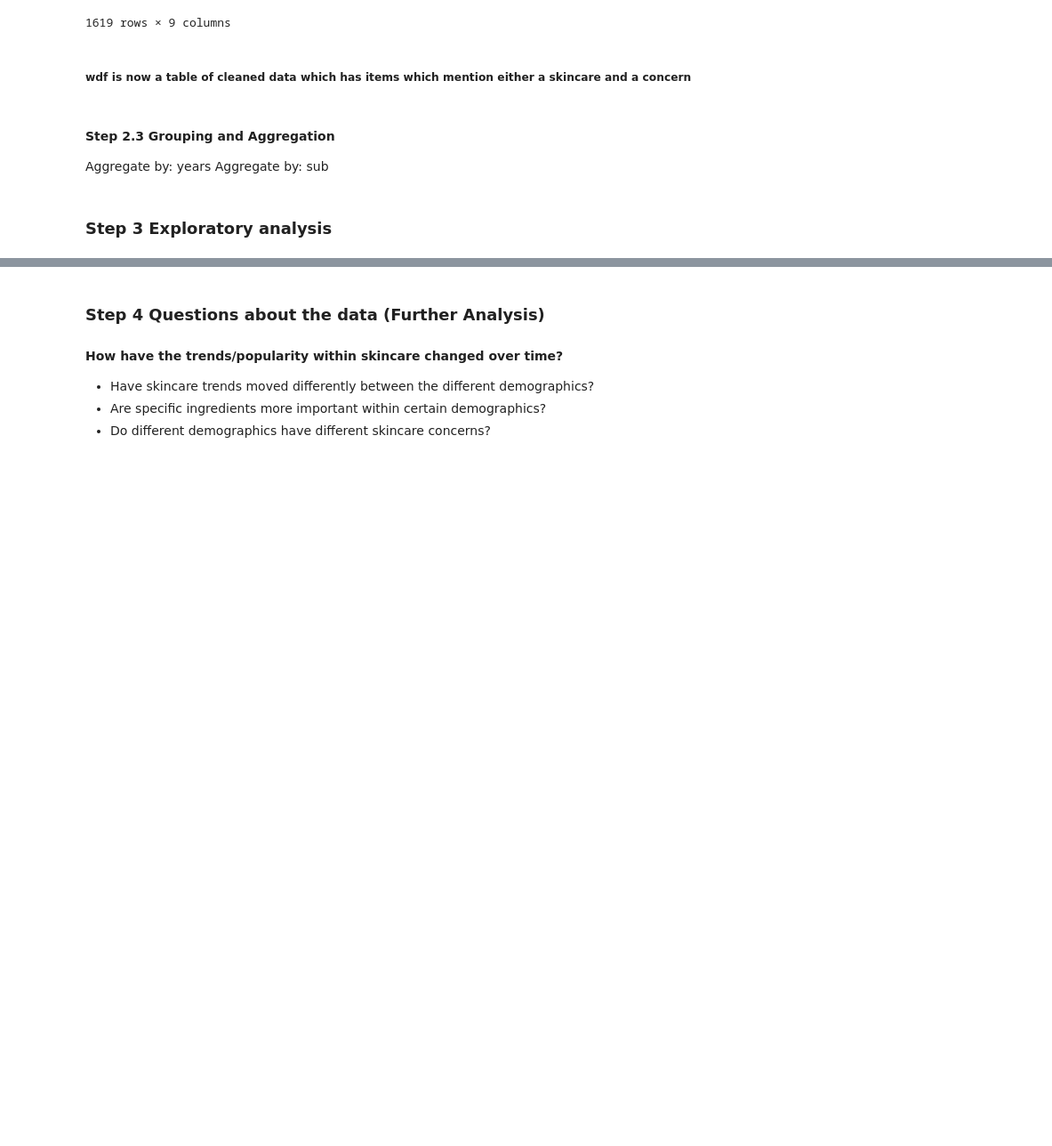
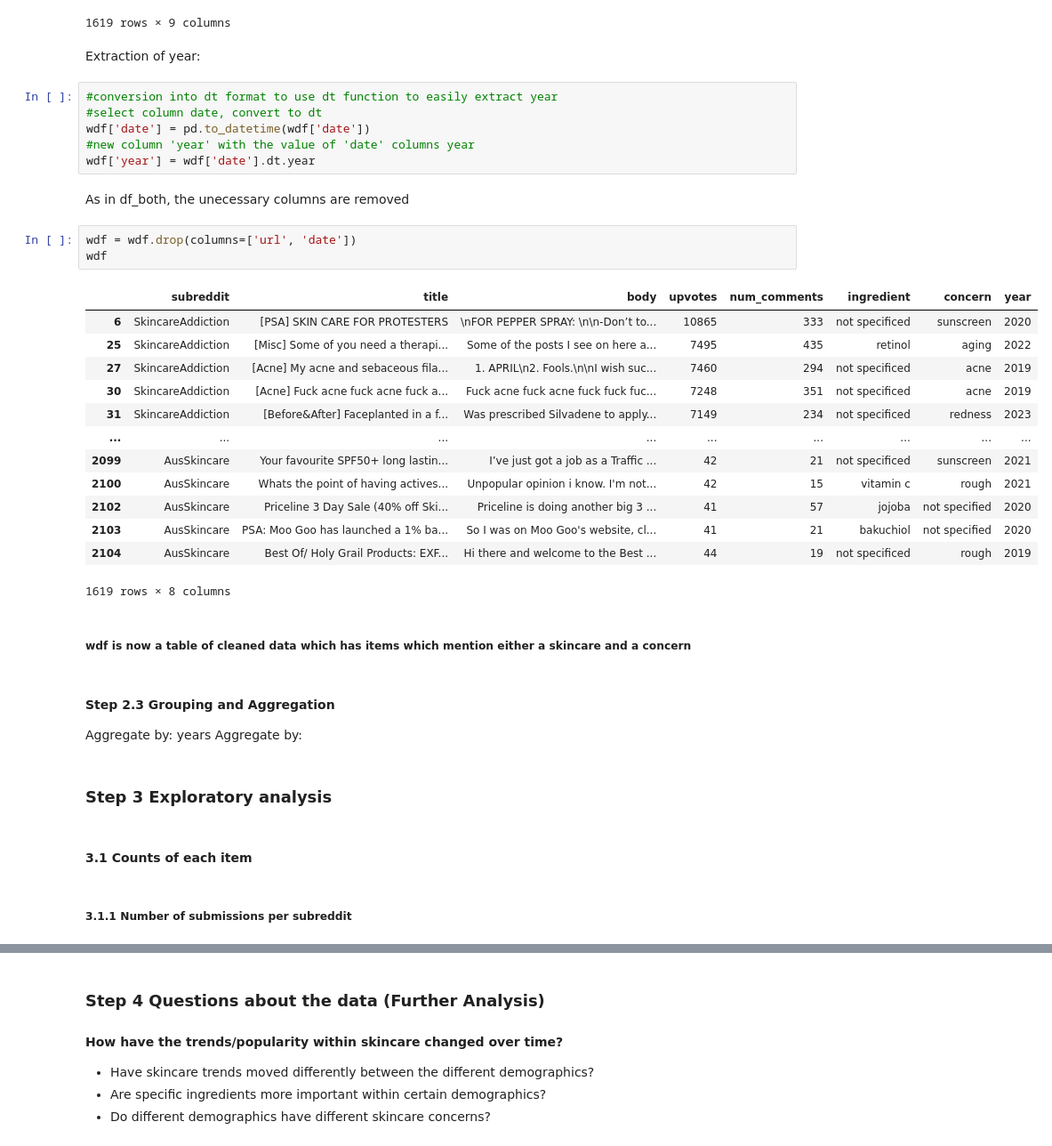
Before and after one commit to nandikaL/OX24006_EMAT0048-Part-2, a Jupyter notebook: OX24006_EMATM0048_Part2.ipynb, the cells around one changed output, grey strips where cells are left out. Shown at 89% size. Drawn from its saved outputs; the diff is of its cells as text; blank space fills up the shorter version.

```diff
--- a/OX24006_EMATM0048_Part2.ipynb
+++ b/OX24006_EMATM0048_Part2.ipynb
@@ -388,12 +421,43 @@ wdf
 | 2103 | AusSkincare | PSA: Moo Goo has launched a 1% ba... | So I was on Moo Goo's website, cl... | 41 | 21 | https://www.reddit.com/r/AusSkinc... | bakuchiol | not specified | 2020-06-21 04:42:50 |
 | 2104 | AusSkincare | Best Of/ Holy Grail Products: EXF... | Hi there and welcome to the Best ... | 44 | 19 | https://www.reddit.com/r/AusSkinc... | not specificed | rough | 2019-10-15 01:02:53 |
 1619 rows × 9 columns
+# %% [markdown]
+Extraction of year:
+# %%
+#conversion into dt format to use dt function to easily extract year
+#select column date, convert to dt
+wdf['date'] = pd.to_datetime(wdf['date'])
+#new column 'year' with the value of 'date' columns year
+wdf['year'] = wdf['date'].dt.year
+# %% [markdown]
+As in df_both, the unecessary columns are removed
+# %%
+wdf = wdf.drop(columns=['url', 'date'])
+wdf
+# %% [output]
+|  | subreddit | title | body | upvotes | num_comments | ingredient | concern | year |
+| 6 | SkincareAddiction | [PSA] SKIN CARE FOR PROTESTERS | \nFOR PEPPER SPRAY: \n\n-Don’t to... | 10865 | 333 | not specificed | sunscreen | 2020 |
+| 25 | SkincareAddiction | [Misc] Some of you need a therapi... | Some of the posts I see on here a... | 7495 | 435 | retinol | aging | 2022 |
+| 27 | SkincareAddiction | [Acne] My acne and sebaceous fila... | 1. APRIL\n2. Fools.\n\nI wish suc... | 7460 | 294 | not specificed | acne | 2019 |
+| 30 | SkincareAddiction | [Acne] Fuck acne fuck acne fuck a... | Fuck acne fuck acne fuck fuck fuc... | 7248 | 351 | not specificed | acne | 2019 |
+| 31 | SkincareAddiction | [Before&After] Faceplanted in a f... | Was prescribed Silvadene to apply... | 7149 | 234 | not specificed | redness | 2023 |
+| ... | ... | ... | ... | ... | ... | ... | ... | ... |
+| 2099 | AusSkincare | Your favourite SPF50+ long lastin... | I’ve just got a job as a Traffic ... | 42 | 21 | not specificed | sunscreen | 2021 |
+| 2100 | AusSkincare | Whats the point of having actives... | Unpopular opinion i know. I'm not... | 42 | 15 | vitamin c | rough | 2021 |
+| 2102 | AusSkincare | Priceline 3 Day Sale (40% off Ski... | Priceline is doing another big 3 ... | 41 | 57 | jojoba | not specified | 2020 |
+| 2103 | AusSkincare | PSA: Moo Goo has launched a 1% ba... | So I was on Moo Goo's website, cl... | 41 | 21 | bakuchiol | not specified | 2020 |
+| 2104 | AusSkincare | Best Of/ Holy Grail Products: EXF... | Hi there and welcome to the Best ... | 44 | 19 | not specificed | rough | 2019 |
+1619 rows × 8 columns
 # %% [markdown]
 ##### wdf is now a table of cleaned data which has items which mention either a skincare and a concern
 # %% [markdown]
 #### Step 2.3 Grouping and Aggregation
 
 Aggregate by: years
-Aggregate by: sub
+Aggregate by:
 # %% [markdown]
 ### Step 3 Exploratory analysis
+# %% [markdown]
+#### 3.1 Counts of each item
+# %% [markdown]
+##### 3.1.1 Number of submissions per subreddit
```
Also changed, not shown: parts of 14 cells of this notebook.
